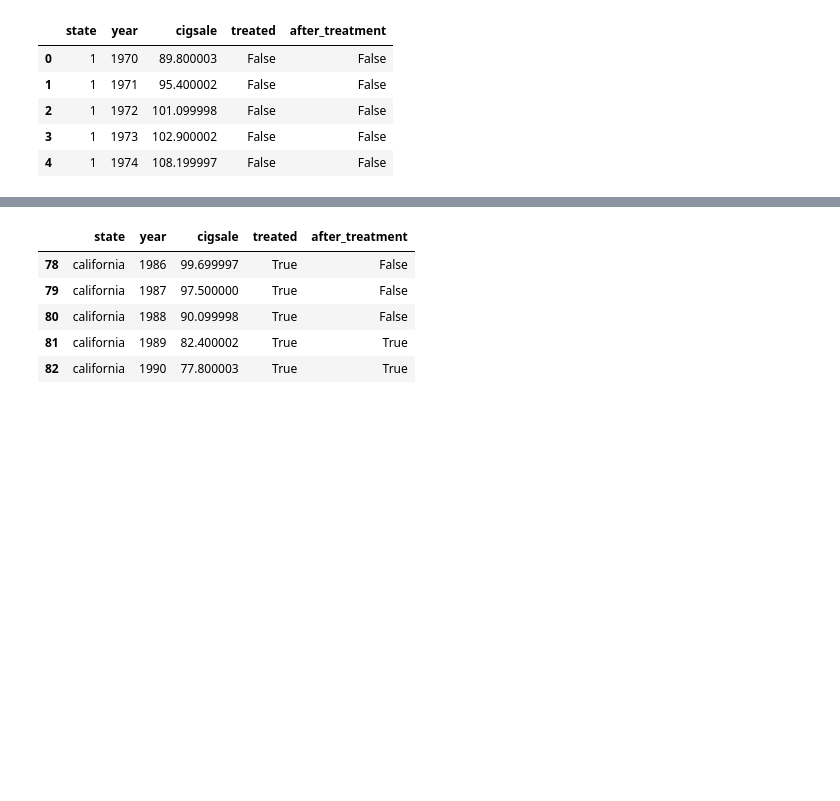
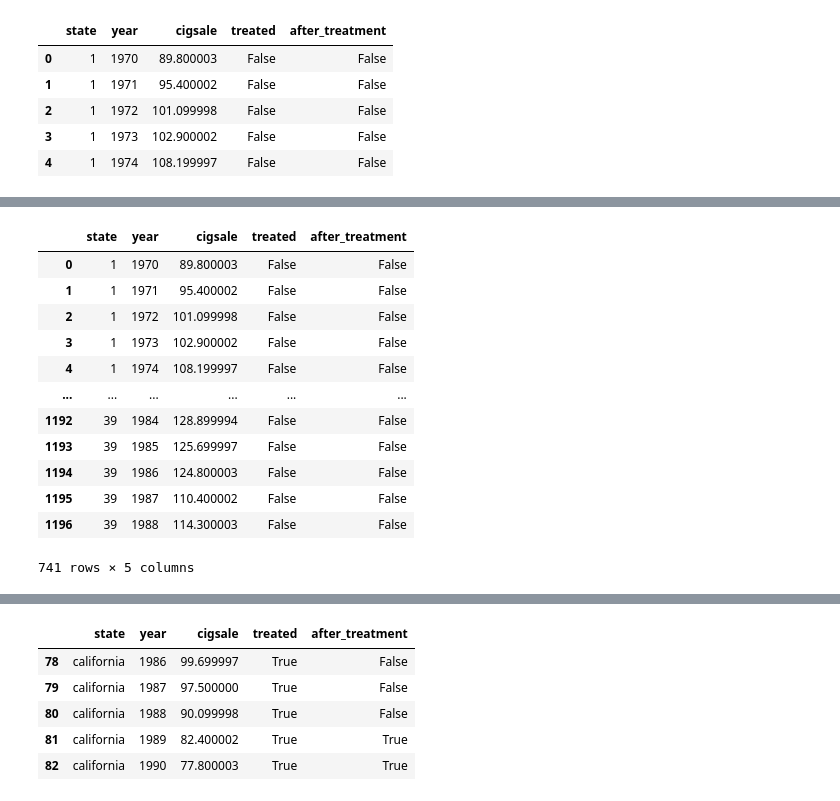
Before and after one commit to Shaokang-Yang/python-causality-handbook, a Jupyter notebook: causal-inference-for-the-brave-and-true/25-Synthetic-Diff-in-Diff.ipynb, the cells around one changed output, grey strips where cells are left out. Saved outputs shown, nothing was run; the diff lists cells and outputs as text; code cells hidden in the pictures; blank space fills up the shorter version.

```diff
--- a/causal-inference-for-the-brave-and-true/25-Synthetic-Diff-in-Diff.ipynb
+++ b/causal-inference-for-the-brave-and-true/25-Synthetic-Diff-in-Diff.ipynb
@@ -83,0 +115,16 @@ data.head()
+# %%
+data[data['after_treatment'] == False]
+# %% [output]
+|  | state | year | cigsale | treated | after_treatment |
+| 0 | 1 | 1970 | 89.800003 | False | False |
+| 1 | 1 | 1971 | 95.400002 | False | False |
+| 2 | 1 | 1972 | 101.099998 | False | False |
+| 3 | 1 | 1973 | 102.900002 | False | False |
+| 4 | 1 | 1974 | 108.199997 | False | False |
+| ... | ... | ... | ... | ... | ... |
+| 1192 | 39 | 1984 | 128.899994 | False | False |
+| 1193 | 39 | 1985 | 125.699997 | False | False |
+| 1194 | 39 | 1986 | 124.800003 | False | False |
+| 1195 | 39 | 1987 | 110.400002 | False | False |
+| 1196 | 39 | 1988 | 114.300003 | False | False |
+741 rows × 5 columns
```
Also changed, not shown: parts of 9 cells of this notebook.
